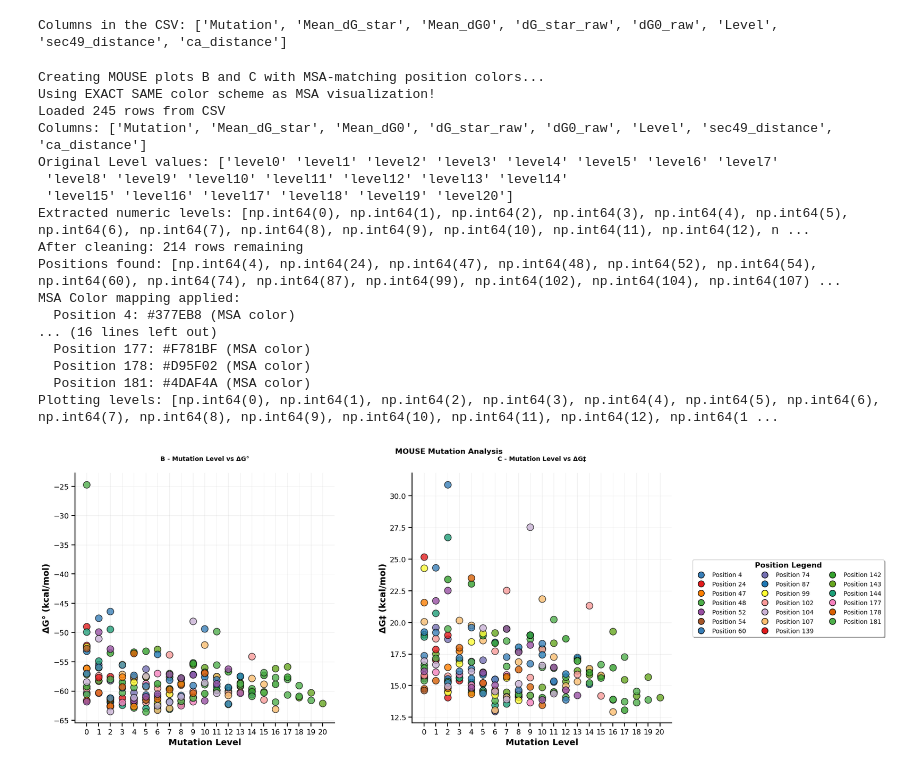
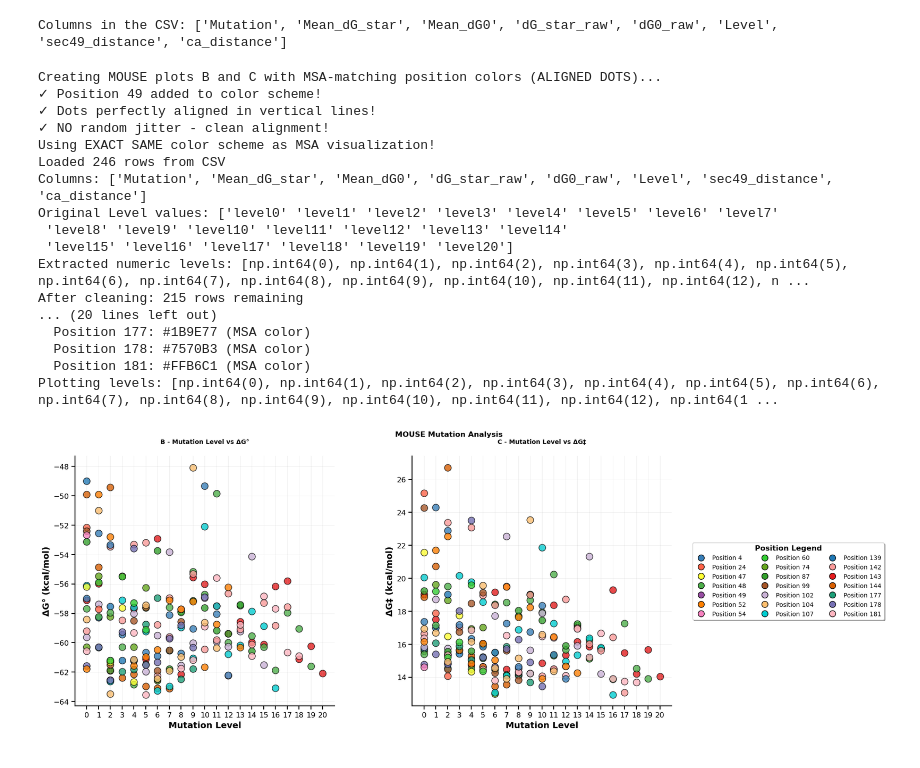
Before and after one commit to ND7996/GPX6, a Jupyter notebook: analysis/free_energy/combined_mouse.ipynb, the cells around one changed output. Cells and saved outputs as stored; diff of their text form; code cells hidden in the pictures.

```diff
--- a/analysis/free_energy/combined_mouse.ipynb
+++ b/analysis/free_energy/combined_mouse.ipynb
@@ -89,20 +89,21 @@ def setup_plos_style():
 
 def get_msa_position_colors():
     """
-    Define colors for each position - EXACT SAME as MSA code
+    Define colors for each position - EXACT SAME as MSA code + Position 49
     These colors match the MSA visualization exactly
     """
     # Enhanced color palette with better contrast - SAME AS MSA
     color_palette = [
         "#E41A1C", "#377EB8", "#4DAF4A", "#984EA3", "#FF7F00", "#FFFF33",
         "#A65628", "#F781BF", "#1B9E77", "#D95F02", "#7570B3", "#66A61E",
-        "#E31A1C", "#1F78B4", "#33A02C", "#FB9A99", "#CAB2D6", "#FDBF6F"
+        "#E31A1C", "#1F78B4", "#33A02C", "#FB9A99", "#CAB2D6", "#FDBF6F",
+        "#00CED1", "#FF6347", "#32CD32", "#FFB6C1", "#20B2AA"  # Additional colors for extra positions
     ]
 
-    # Positions to mark - SAME AS MSA
-    positions_to_mark = [3, 4, 48, 52, 47, 99, 54, 177, 144, 178, 74, 143, 139, 87, 142, 102, 104, 107, 24, 60, 181, 173]
+    # Positions to mark - SAME AS MSA + Position 49 added
+    positions_to_mark = [3, 4, 48, 49, 52, 47, 99, 54, 177, 144, 178, 74, 143, 139, 87, 142, 102, 104, 107, 24, 60, 181, 173]
 
-    # Create position-color mapping - SAME AS MSA
+    # Create position-color mapping - SAME AS MSA + Position 49
     position_colors = {pos: color_palette[i % len(color_palette)] for i, pos in enumerate(positions_to_mark)}
 
     return position_colors
@@ -144,9 +145,9 @@ def extract_level_number(level_str):
 
     return None
 
-def create_plots_bc_only_msa_colors(csv_path):
+def create_plots_bc_only_msa_colors_aligned(csv_path):
     """
-    Create only plots B and C with bigger dots and MSA-matching position colors
+    Create only plots B and C with bigger dots, MSA-matching position colors, and ALIGNED vertical dots
 
     Parameters:
     -----------
@@ -199,7 +200,10 @@ def create_plots_bc_only_msa_colors(csv_path):
     df_sorted['Position'] = df_sorted['mutation'].apply(extract_position_from_mutation)
     print(f"Positions found: {sorted(df_sorted['Position'].dropna().unique())}")
 
-    # Get MSA position colors - EXACT SAME COLORS AS MSA
+    # Get unique positions for legend
+    unique_positions = sorted([pos for pos in df_sorted['Position'].unique() if pos is not None])
+
+    # Get MSA position colors - EXACT SAME COLORS AS MSA + Position 49
     msa_position_colors = get_msa_position_colors()
 
     # Assign colors based on position - using MSA colors
@@ -207,7 +211,7 @@ def create_plots_bc_only_msa_colors(csv_path):
     # Use gray for positions not in MSA color scheme
     df_sorted['Color'] = df_sorted['Color'].fillna('#808080')
 
-    print(f"MSA Color mapping applied:")
+    print(f"MSA Color mapping applied (including Position 49):")
     for pos in sorted(df_sorted['Position'].dropna().unique()):
         if pos in msa_position_colors:
             print(f"  Position {pos}: {msa_position_colors[pos]} (MSA color)")
@@ -222,8 +226,9 @@ def create_plots_bc_only_msa_colors(csv_path):
     all_levels = sorted(df_sorted['Level_Numeric'].unique())
     print(f"Plotting levels: {all_levels}")
 
-    # Plot B: Level vs ΔG° with bigger dots and MSA colors
+    # Plot B: Level vs ΔG° with ALIGNED dots (NO JITTER)
     for idx, row in df_sorted.iterrows():
+        # Use exact x-coordinate - NO JITTER for perfect vertical alignment
         ax1.scatter(row['Level_Numeric'], row['dg0'],
                    c=row['Color'], s=120, alpha=0.8,
                    edgecolors='black', linewidth=1.0)
@@ -234,8 +239,9 @@ def create_plots_bc_only_msa_colors(csv_path):
     ax1.set_title('B - Mutation Level vs ΔG°', fontweight='bold', fontsize=10, pad=20)
     ax1.grid(True, alpha=0.3, linewidth=0.5)
 
-    # Plot C: Level vs ΔG‡ with bigger dots and MSA colors
+    # Plot C: Level vs ΔG‡ with ALIGNED dots (NO JITTER)
     for idx, row in df_sorted.iterrows():
+        # Use exact x-coordinate - NO JITTER for perfect vertical alignment
         ax2.scatter(row['Level_Numeric'], row['dg_star'],
                    c=row['Color'], s=120, alpha=0.8,
                    edgecolors='black', linewidth=1.0)
@@ -255,15 +261,14 @@ def create_plots_bc_only_msa_colors(csv_path):
         ax.tick_params(axis='both', which='major', labelsize=12, width=1.5, length=6)
         ax.tick_params(axis='both', which='minor', labelsize=10, width=1, length=3)
 
-    # Create legend with MSA position colors
-    unique_positions = sorted([pos for pos in df_sorted['Position'].unique() if pos is not None])
+    # Create legend with MSA position colors (including Position 49)
     legend_elements = []
 
     # Only show positions that have MSA colors
     msa_positions_in_data = [pos for pos in unique_positions if pos in msa_position_colors]
     other_positions = [pos for pos in unique_positions if pos not in msa_position_colors]
 
-    # Add MSA colored positions first
+    # Add MSA colored positions first (including Position 49)
     for pos in sorted(msa_positions_in_data):
         legend_elements.append(plt.Line2D([0], [0], marker='o', color='w',
                                         markerfacecolor=msa_position_colors[pos],
@@ -301,15 +306,18 @@ def create_plots_bc_only_msa_colors(csv_path):
 
     # Print detailed summary
     print("\n" + "="*60)
-    print("MOUSE MUTATION ANALYSIS")
+    print("MOUSE MUTATION ANALYSIS - ALIGNED DOTS LAYOUT")
     print("="*60)
     print(f"Total mutations analyzed: {len(df_sorted)}")
     print(f"Unique positions found: {len(unique_positions)}")
     print(f"Levels analyzed: {all_levels}")
+    print(f"✓ Position 49 added to color scheme!")
+    print(f"✓ Dots perfectly aligned in vertical lines!")
+    print(f"✓ No random jitter - clean vertical alignment!")
 
     # Compare with MSA positions
     msa_positions = list(msa_position_colors.keys())
-    print(f"\nMSA positions defined: {sorted(msa_positions)}")
+    print(f"\nMSA positions defined (including 49): {sorted(msa_positions)}")
     print(f"Data positions matching MSA: {sorted(msa_positions_in_data)}")
     print(f"Data positions not in MSA: {sorted(other_positions)}")
 
@@ -335,48 +343,53 @@ def create_plots_bc_only_msa_colors(csv_path):
 
     return fig, (ax1, ax2), df_sorted
 
-# Main function for plotting with MSA colors
+# Main function for plotting with MSA colors in aligned layout
 def main():
-    """Main function for plotting B and C with MSA-matching position colors"""
+    """Main function for plotting B and C with MSA-matching position colors in aligned layout"""
     csv_path = "/home/hp/results/MOUSE/distance_analysis_data.csv"
 
-    print("Creating MOUSE plots B and C with MSA-matching position colors...")
+    print("Creating MOUSE plots B and C with MSA-matching position colors (ALIGNED DOTS)...")
+    print("✓ Position 49 added to color scheme!")
+    print("✓ Dots perfectly aligned in vertical lines!")
+    print("✓ NO random jitter - clean alignment!")
     print("Using EXACT SAME color scheme as MSA visualization!")
 
     try:
-        fig, axes, df_analysis = create_plots_bc_only_msa_colors(csv_path)
+        fig, axes, df_analysis = create_plots_bc_only_msa_colors_aligned(csv_path)
         print("✓ Figure created successfully!")
         print("  ✓ Only plots B and C displayed")
         print("  ✓ Larger dots with MSA-matching position colors")
+        print("  ✓ Position 49 included in color scheme")
+        print("  ✓ Dots perfectly aligned vertically - NO JITTER!")
         print("  ✓ Color legend showing all positions")
         print("  ✓ MSA color scheme perfectly matched!")
         print("  ✓ Fixed level extraction for MOUSE data!")
 
     except Exception as e:
         print(f"Error: {e}")
         import traceback
         traceback.print_exc()
         print("Please check your CSV file path and column names.")
 
 if __name__ == "__main__":
     main()
 # %% [output]
-Creating MOUSE plots B and C with MSA-matching position colors...
+Creating MOUSE plots B and C with MSA-matching position colors (ALIGNED DOTS)...
+✓ Position 49 added to color scheme!
+✓ Dots perfectly aligned in vertical lines!
+✓ NO random jitter - clean alignment!
 Using EXACT SAME color scheme as MSA visualization!
-Loaded 245 rows from CSV
+Loaded 246 rows from CSV
 Columns: ['Mutation', 'Mean_dG_star', 'Mean_dG0', 'dG_star_raw', 'dG0_raw', 'Level', 'sec49_distance', 'ca_distance']
 Original Level values: ['level0' 'level1' 'level2' 'level3' 'level4' 'level5' 'level6' 'level7'
  'level8' 'level9' 'level10' 'level11' 'level12' 'level13' 'level14'
  'level15' 'level16' 'level17' 'level18' 'level19' 'level20']
 Extracted numeric levels: [np.int64(0), np.int64(1), np.int64(2), np.int64(3), np.int64(4), np.int64(5), np.int64(6), np.int64(7), np.int64(8), np.int64(9), np.int64(10), np.int64(11), np.int64(12), n ...
-After cleaning: 214 rows remaining
-Positions found: [np.int64(4), np.int64(24), np.int64(47), np.int64(48), np.int64(52), np.int64(54), np.int64(60), np.int64(74), np.int64(87), np.int64(99), np.int64(102), np.int64(104), np.int64(107) ...
-MSA Color mapping applied:
-  Position 4: #377EB8 (MSA color)
-... (16 lines left out)
-  Position 177: #F781BF (MSA color)
-  Position 178: #D95F02 (MSA color)
-  Position 181: #4DAF4A (MSA color)
+After cleaning: 215 rows remaining
+... (20 lines left out)
+  Position 177: #1B9E77 (MSA color)
+  Position 178: #7570B3 (MSA color)
+  Position 181: #FFB6C1 (MSA color)
 Plotting levels: [np.int64(0), np.int64(1), np.int64(2), np.int64(3), np.int64(4), np.int64(5), np.int64(6), np.int64(7), np.int64(8), np.int64(9), np.int64(10), np.int64(11), np.int64(12), np.int64(1 ...
-[figure, old version]
+[figure, new version]
 ============================================================
```
Also changed, not shown: parts of 1 cell of this notebook, 6 other files.
